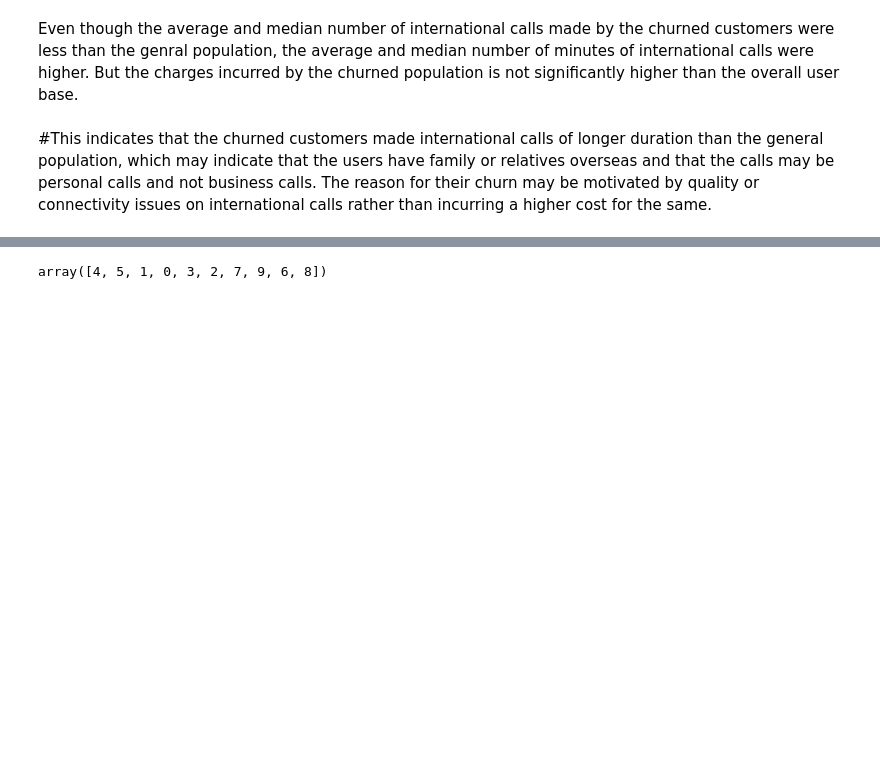
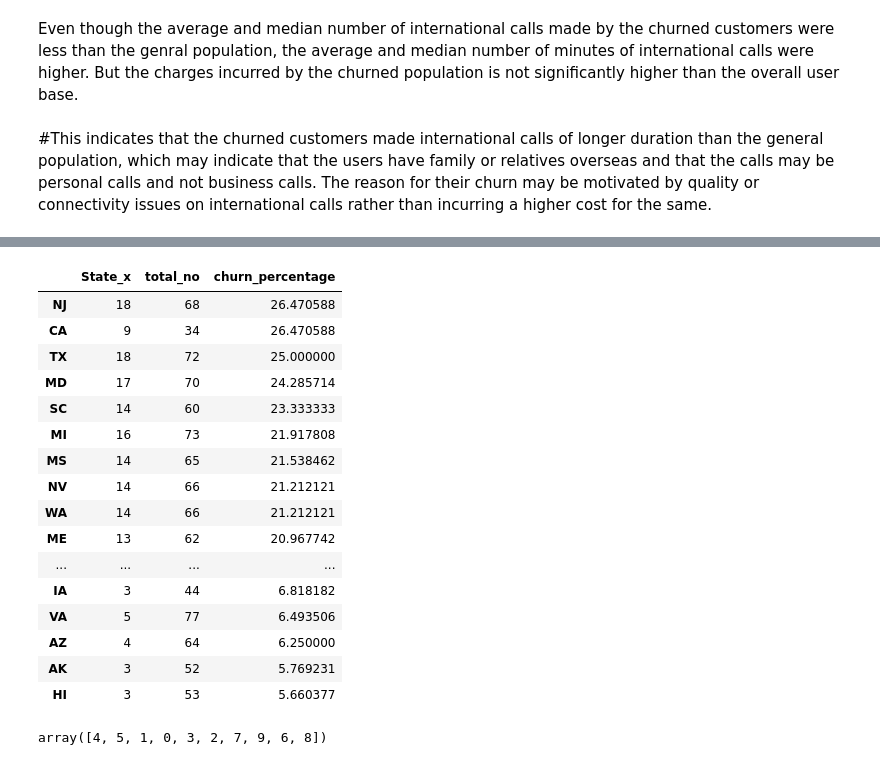
Before and after one commit to Ashvin-Vargez/Telecom-Churn-Analysis-EDA-Project-, a Jupyter notebook: eda_Telecom_Churn_Analysis_Capstone_Project.ipynb, the cells around one changed output, grey strips where cells are left out. Saved outputs shown, nothing was run; the diff lists cells and outputs as text; code cells hidden in the pictures; blank space fills up the shorter version.

```diff
--- a/eda_Telecom_Churn_Analysis_Capstone_Project.ipynb
+++ b/eda_Telecom_Churn_Analysis_Capstone_Project.ipynb
@@ -206,3 +218,29 @@ Name: State, dtype: int64
+# %%
+churn_state = pd.DataFrame(df_churn['State'].value_counts())
+total_state = pd.DataFrame(df_tel['State'].value_counts())
+state_percent = pd.merge(churn_state, total_state, how = 'inner', left_index=True, right_index=True )
+state_percent['churn_percentage'] = (state_percent['State_x']/state_percent['State_y'])*100
+state_percent = state_percent.sort_values('churn_percentage', ascending = False)
+state_percent.rename( columns = {'state_x':'Churn_no', 'State_y':'total_no'}, inplace = True)
+state_percent
+# %% [output]
+|  | State_x | total_no | churn_percentage |
+| NJ | 18 | 68 | 26.470588 |
+| CA | 9 | 34 | 26.470588 |
+| TX | 18 | 72 | 25.000000 |
+| MD | 17 | 70 | 24.285714 |
+| SC | 14 | 60 | 23.333333 |
+| MI | 16 | 73 | 21.917808 |
+| MS | 14 | 65 | 21.538462 |
+| NV | 14 | 66 | 21.212121 |
+| WA | 14 | 66 | 21.212121 |
+| ME | 13 | 62 | 20.967742 |
+| ... | ... | ... | ... |
+| IA | 3 | 44 | 6.818182 |
+| VA | 5 | 77 | 6.493506 |
+| AZ | 4 | 64 | 6.250000 |
+| AK | 3 | 52 | 5.769231 |
+| HI | 3 | 53 | 5.660377 |
 # %%
 # checking number of service calls made by the churned customers
 df_churn['Customer service calls'].unique()
```
Also changed, not shown: parts of 2 cells of this notebook.
